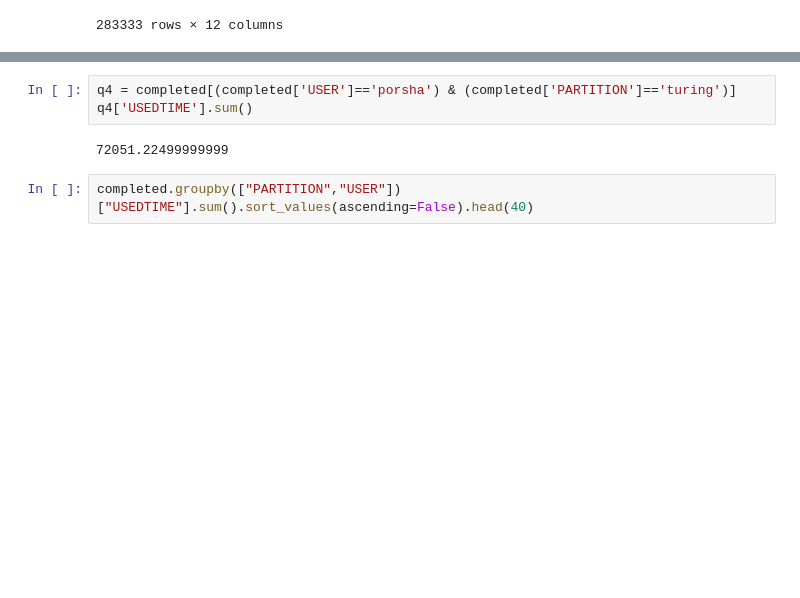
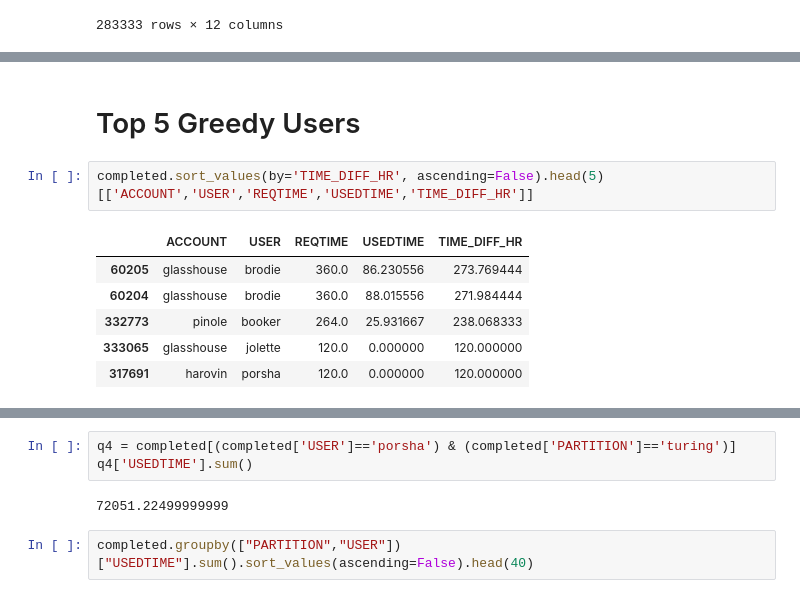
Before and after one commit to ashamaheshwari/accre_vanderbilt_project, a Jupyter notebook: Clean Data.ipynb, the cells around one changed output, grey strips where cells are left out. Drawn from its saved outputs; the diff is of its cells as text; blank space fills up the shorter version.

```diff
--- a/Clean Data.ipynb
+++ b/Clean Data.ipynb
@@ -142,0 +188,11 @@ completed
+# %% [markdown]
+# Top 5 Greedy Users
+# %%
+completed.sort_values(by='TIME_DIFF_HR', ascending=False).head(5)[['ACCOUNT','USER','REQTIME','USEDTIME','TIME_DIFF_HR']]
+# %% [output]
+|  | ACCOUNT | USER | REQTIME | USEDTIME | TIME_DIFF_HR |
+| 60205 | glasshouse | brodie | 360.0 | 86.230556 | 273.769444 |
+| 60204 | glasshouse | brodie | 360.0 | 88.015556 | 271.984444 |
+| 332773 | pinole | booker | 264.0 | 25.931667 | 238.068333 |
+| 333065 | glasshouse | jolette | 120.0 | 0.000000 | 120.000000 |
+| 317691 | harovin | porsha | 120.0 | 0.000000 | 120.000000 |
```
Also changed, not shown: parts of 13 cells of this notebook.
